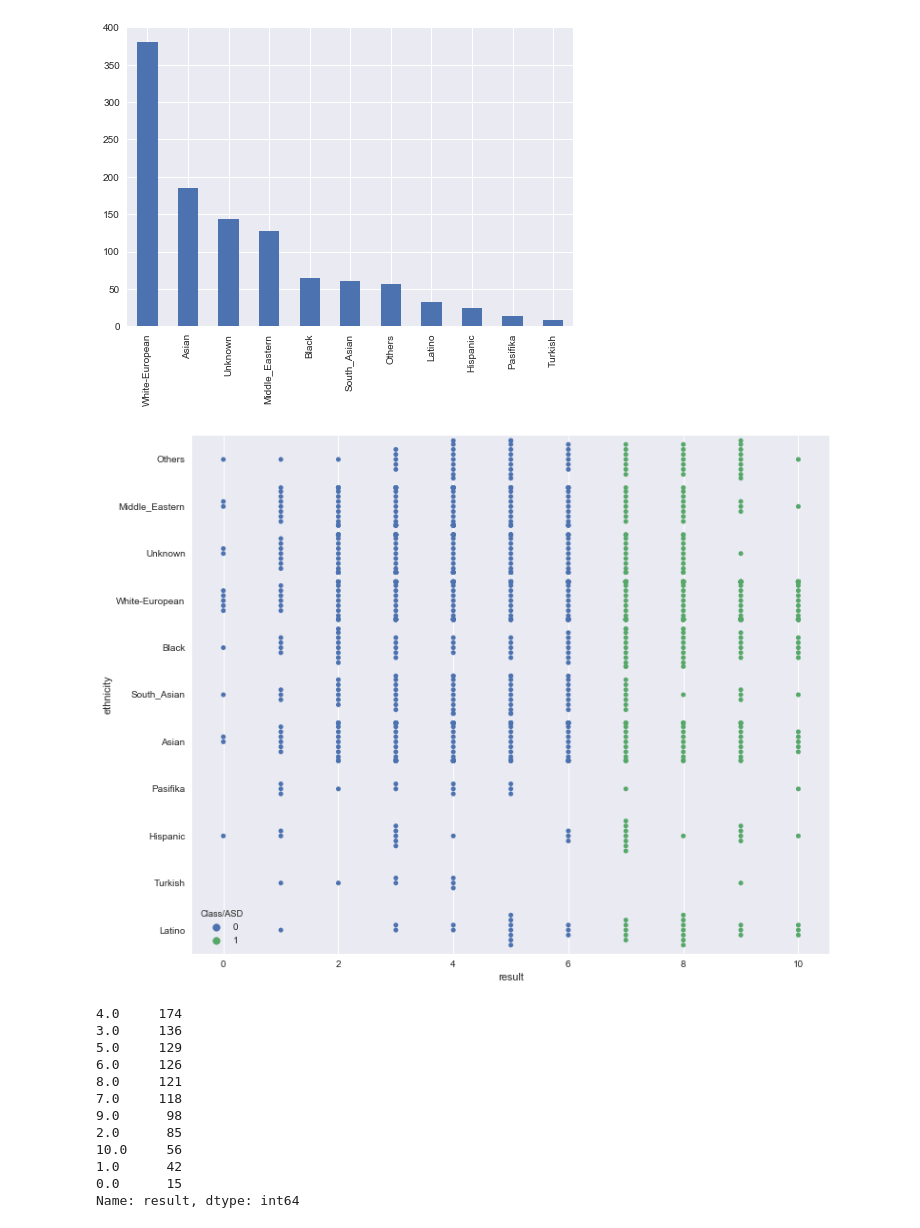
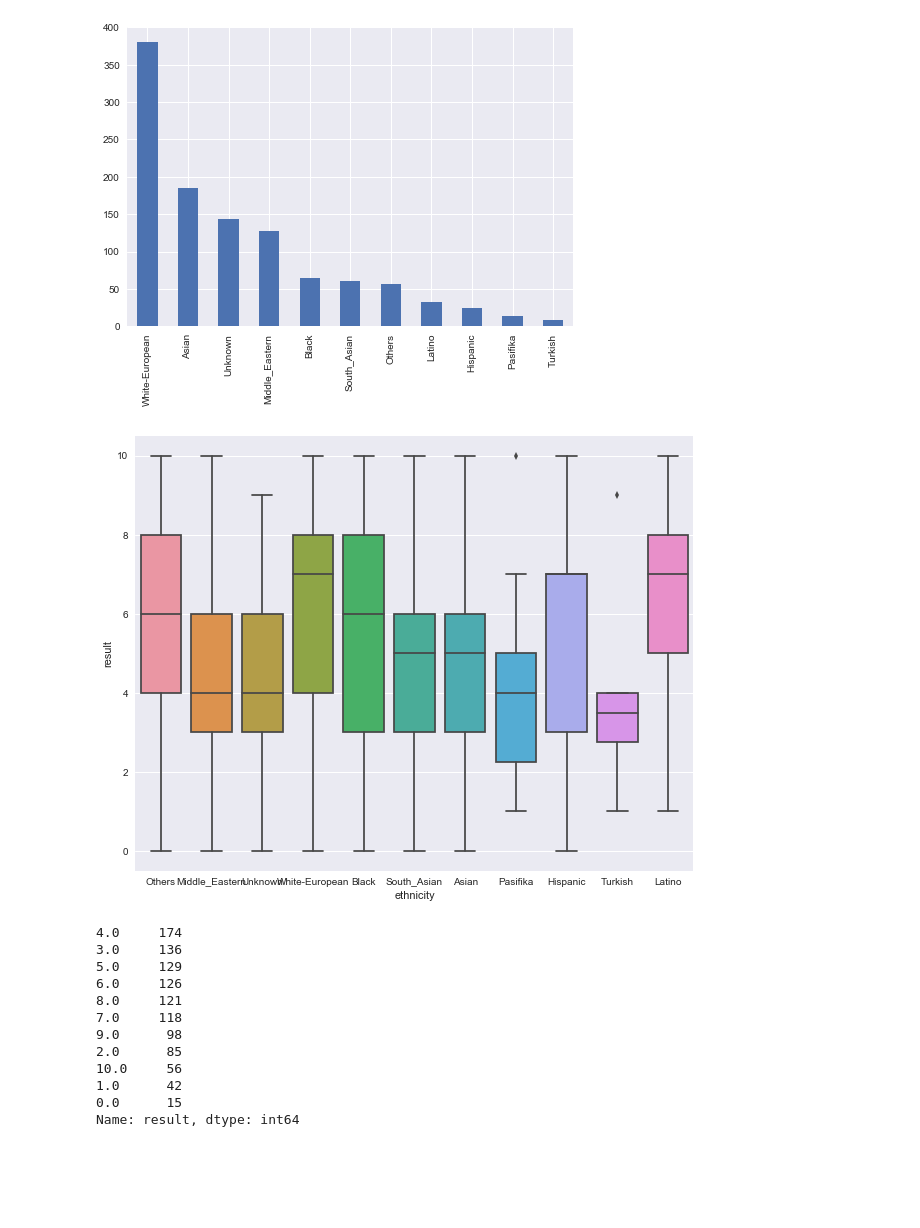
Before and after one commit to MichaelNormandyGavin/AutismScreening, a Jupyter notebook: Analysis.ipynb, the cells around one changed output. Cells and saved outputs as stored; diff of their text form; code cells hidden in the pictures; blank space fills up the shorter version.

```diff
--- a/Analysis.ipynb
+++ b/Analysis.ipynb
@@ -159,11 +133,11 @@ plt.show()
 # %% [output]
 [figure]
 # %%
-plt.figure(figsize=(12,10))
-sb.swarmplot(x='result',y='ethnicity',data=df,hue='Class/ASD')
+plt.figure(figsize=(10,8))
+sb.boxplot(x='ethnicity',y='result',data=df)
 plt.show()
 # %% [output]
-[figure, old version]
+[figure, new version]
 # %%
 df.result.value_counts()
 # %% [output]
```
Also changed, not shown: parts of 35 cells of this notebook, 1 other file.
